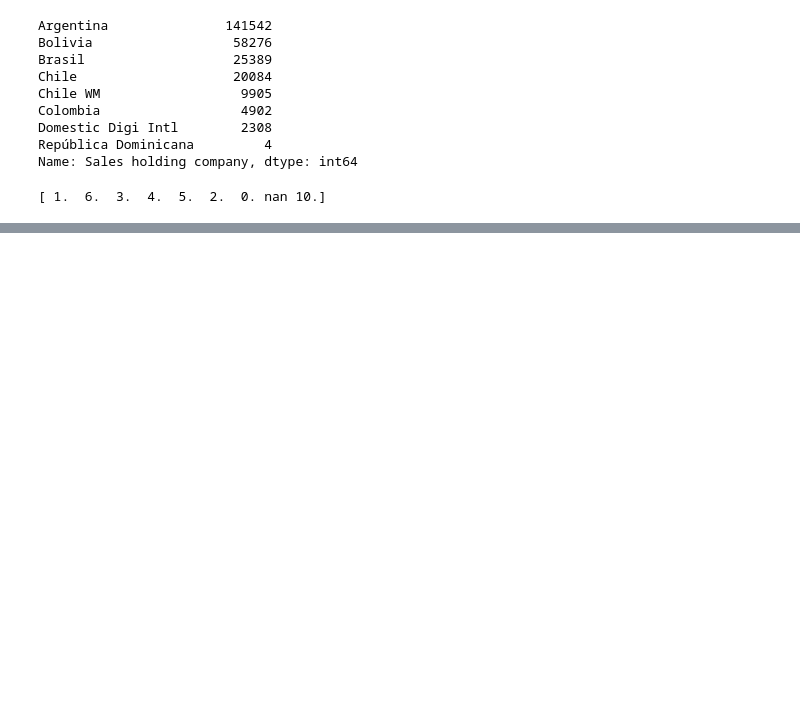
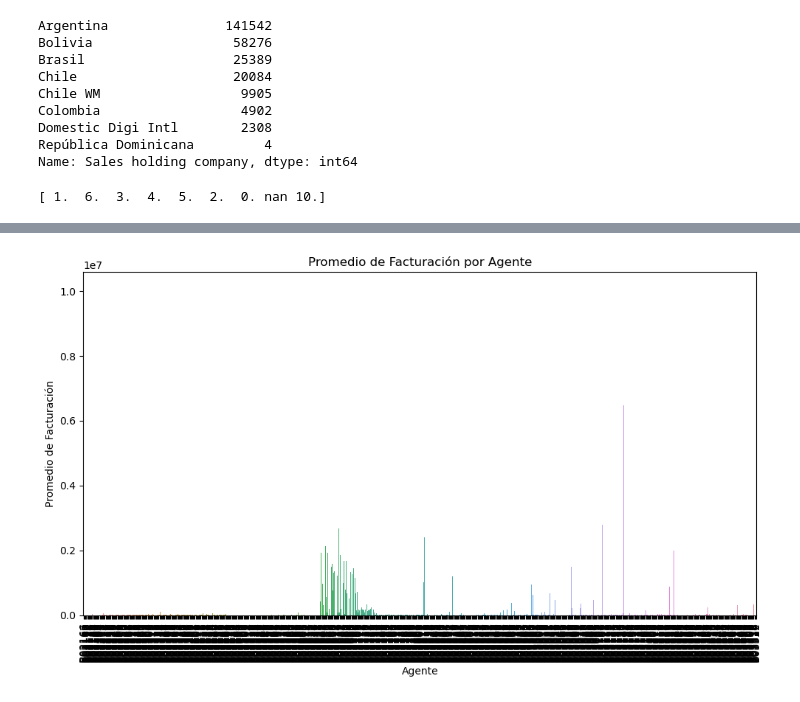
Before and after one commit to johvazquez/IngeniasJaquelineVazquez, a Jupyter notebook: Segunda Entrega - grupo 5/Pautas publicitarias.ipynb, the cells around one changed output, grey strips where cells are left out. Cells and saved outputs as stored; diff of their text form; code cells hidden in the pictures; blank space fills up the shorter version.

```diff
--- a/Segunda Entrega - grupo 5/Pautas publicitarias.ipynb
+++ b/Segunda Entrega - grupo 5/Pautas publicitarias.ipynb
@@ -221,0 +335,11 @@ print(pp["Sales holding company"].unique())
+# %%
+plt.figure(figsize=(10, 6))
+sns.barplot(x=promedio_facturacion_por_cliente.index, y=promedio_facturacion_por_cliente.values)
+plt.xticks(rotation=90)  # Rotar etiquetas del eje x para mayor legibilidad
+plt.xlabel('Agente')
+plt.ylabel('Promedio de Facturación')
+plt.title('Promedio de Facturación por Agente')
+plt.tight_layout()
+plt.show()
+# %% [output]
+[figure, added]
```
Also changed, not shown: parts of 17 cells of this notebook.
